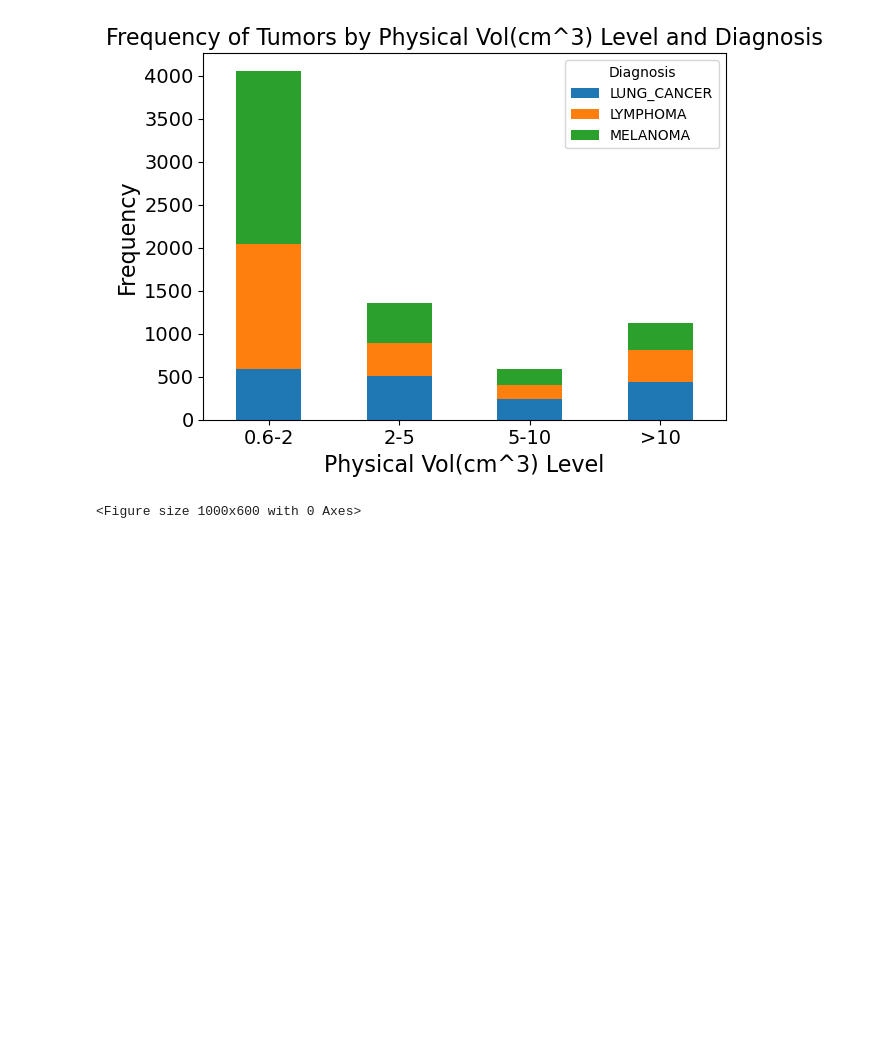
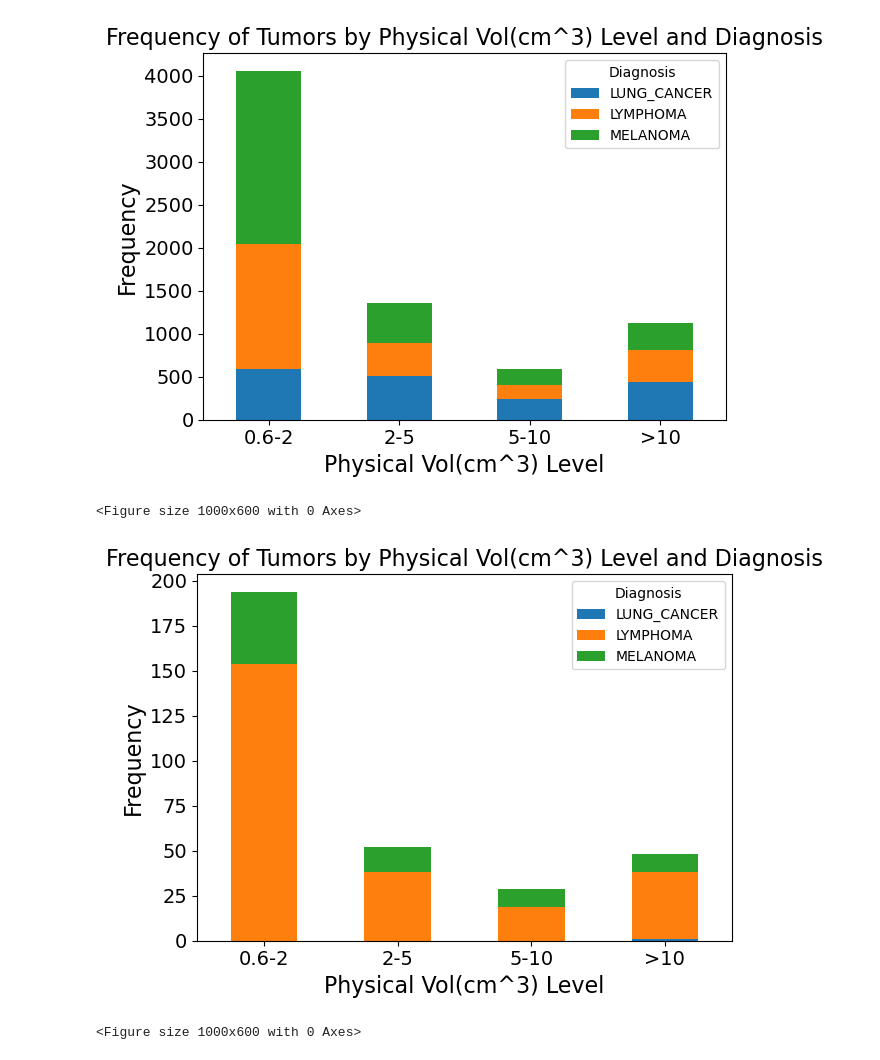
Before and after one commit to WenyuanChen1326/IBM_Tumor_Project, a Jupyter notebook: Data_Preprocess/process_csv.ipynb, the cells around one changed output. Cells and saved outputs as stored; diff of their text form; code cells hidden in the pictures; blank space fills up the shorter version.

```diff
--- a/Data_Preprocess/process_csv.ipynb
+++ b/Data_Preprocess/process_csv.ipynb
@@ -36,8 +46,8 @@ negative_patients = set(raw_meta_df[raw_meta_df['diagnosis'] == 'NEGATIVE']['pat
 positive_patients = set(raw_meta_df[raw_meta_df['diagnosis'] != 'NEGATIVE']['patient_id'])
 
 # Find patients that are in both negative diagnosis and other positive diagnosis
-recoverd_patients = negative_patients.intersection(positive_patients)
+cross_diagnosis_patients = negative_patients.intersection(positive_patients)
 
-recoverd_patients
-print(f"Number of patients that are recovered: {len(recoverd_patients)}")
+cross_diagnosis_patients
+print(f"Number of patients that have more than 1 diagnosis: {len(cross_diagnosis_patients)}")
 # %% [output]
@@ -102,6 +131,8 @@ filtered_non_clinical_important_tumor_df
 | 9129 | PETCT_fe705ea1cc | 12-29-2002-NA-Unspecified CT ABDO... | 88 | 75 | 0.9331 | 1.2124 | 3.3243 | 2.0933 | ... |
 | 9130 | PETCT_fe705ea1cc | 12-29-2002-NA-Unspecified CT ABDO... | 89 | 24 | 0.2986 | 0.8293 | 3.2942 | 2.1601 | ... |
 7126 rows × 10 columns
+# %%
+filtered_cross_diag_patient_df = filtered_non_clinical_important_tumor_df[filtered_non_clinical_important_tumor_df['Patient ID'].isin(cross_diagnosis_patients)]
 # %%
 tumor_less_than_0_6_in_diameter_df.describe()
 # %% [output]
@@ -130,8 +161,11 @@ filtered_non_clinical_important_tumor_df.describe()
 | 75% | 63.000000 | 373.000000 | 4.640500 | 2.069500 | 5.689725 | 3.129275 | 15.822075 |
 | max | 1046.000000 | 172388.000000 | 2144.682700 | 16.000100 | 31.063800 | 6.105400 | 347.401500 |
 # %%
-def plot_level_(bins, labels, feature, df = filtered_non_clinical_important_tumor_df, hue = False, diagnosis_col = 'Diagnosis'):
-    filtered_non_clinical_important_tumor_df = df.copy()
+def plot_level_(bins, labels, feature, df = filtered_non_clinical_important_tumor_df, hue = False, diagnosis_col = 'Diagnosis', in_place = False):
+    if in_place:
+        filtered_non_clinical_important_tumor_df = df
+    else:
+        filtered_non_clinical_important_tumor_df = df.copy()
 
     filtered_non_clinical_important_tumor_df[feature + ' Level'] = pd.cut(
     filtered_non_clinical_important_tumor_df[feature],
@@ -180,6 +214,17 @@ plot_level_(bins, labels, 'Physical Vol(cm^3)', hue=True)
 # %% [output]
 <Figure size 1000x600 with 0 Axes>
 [figure]
+# %%
+# Define the bins edges
+bins = [0, 2, 5, 10, float('inf')]
+
+# Define the labels for the bins
+labels = ['0.6-2', '2-5', '5-10', '>10']
+
+plot_level_(bins, labels, 'Physical Vol(cm^3)', df = filtered_cross_diag_patient_df, hue=True)
+# %% [output]
+<Figure size 1000x600 with 0 Axes>
+[figure, added]
 # %%
 bins = [0, 2, 2.5, 3, 6, 10, float('inf')]
 # Define the labels for the bins
```
Also changed, not shown: parts of 29 cells of this notebook, 2 other files.
